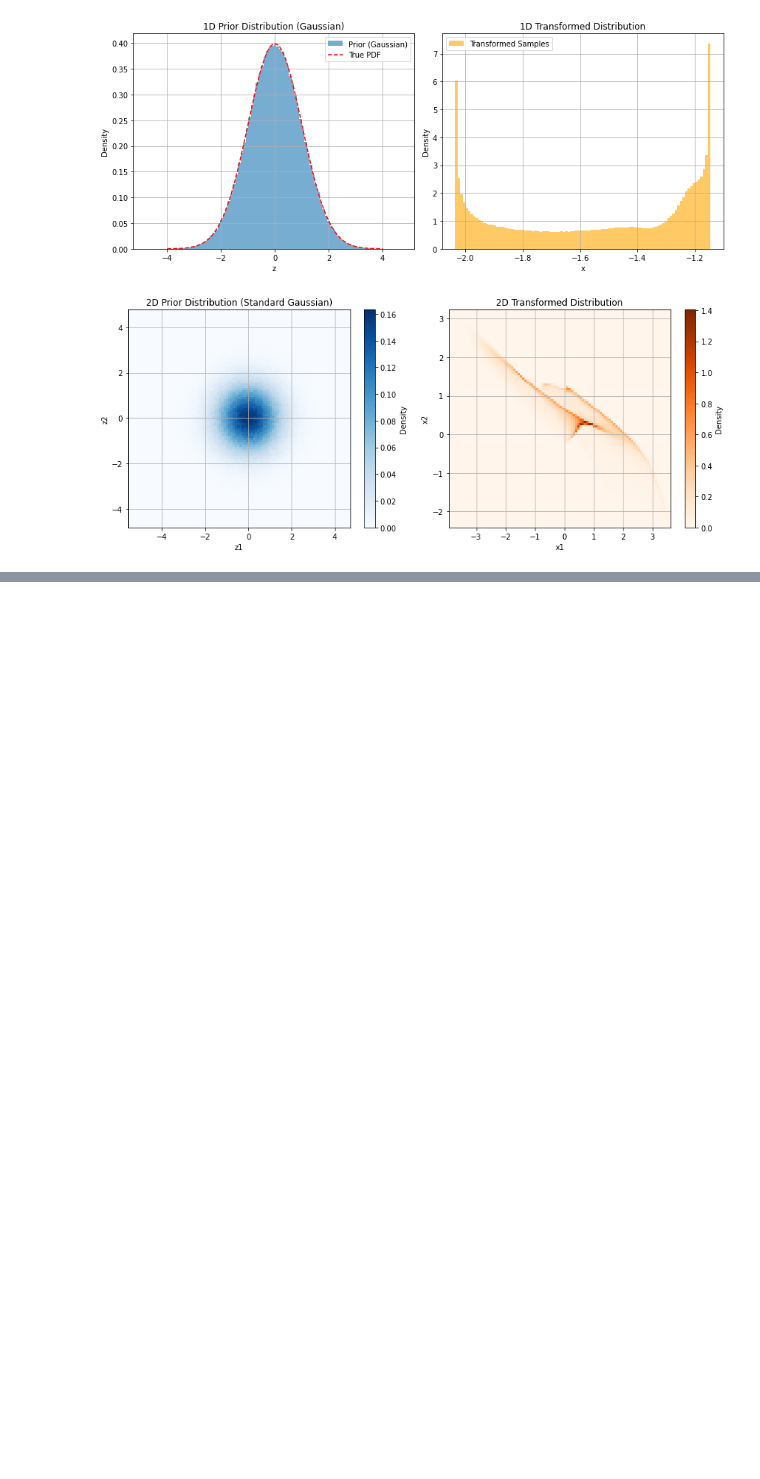
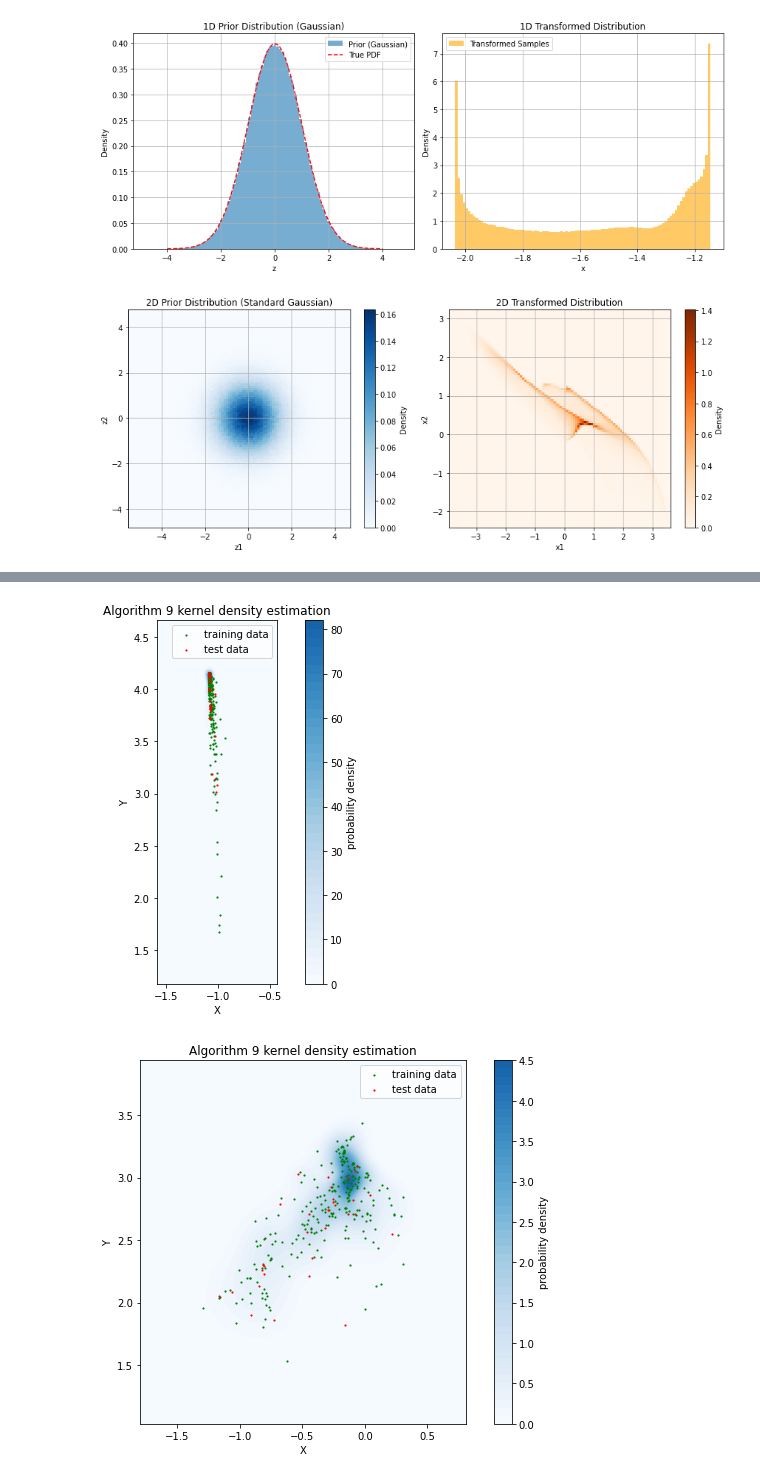
Before and after one commit to tig-foundation/automated-ai-innovator, a Jupyter notebook: run_linear_evolution_example.ipynb, the cells around one changed output, grey strips where cells are left out. Cells and saved outputs as stored; diff of their text form; code cells hidden in the pictures; blank space fills up the shorter version.

```diff
--- a/run_linear_evolution_example.ipynb
+++ b/run_linear_evolution_example.ipynb
@@ -33,0 +75,7 @@ model_names = [aa['id'] for aa in a['data']]
+# %%
+system_prompt = run_challenge_instance.build_system_prompt(
+    template.algorithm_prompt, template.feedback_prompt, template.first_algorithm)
+print(system_prompt)
+
+EvaluateAlgorithm, ConstructFeedback = src.utils.import_model_specific_symbols(
+    exp_name + '/template.py', ['EvaluateAlgorithm', 'ConstructFeedback'])
@@ -33,0 +100,7 @@ model_names = [aa['id'] for aa in a['data']]
+# %%
+api = src.llm.OpenAIAPI(provider="nanogpt")
+api.set_api_key(NANOGPT_APIKEY)
+
+model = src.llm.BaseLLM(LLM_name, LLM_temperature)
+model.set_api(api)
+model.set_system_prompt(system_prompt)
@@ -376,0 +361,25 @@ NameError: name 'std_dev' is not defined
+# %%
+for ind in range(8):
+
+    train_xs, test_xs, X, Y, log_prob_xy = plot_data[ind]
+    P = np.exp(log_prob_xy)
+
+    plt.figure(figsize=(8, 6))
+
+    plt.contourf(X, Y, P, vmax=P.max() * 1.25, levels=50, cmap="Blues")
+    plt.colorbar(label="probability density")
+
+    plt.scatter(train_xs[:, 0], train_xs[:, 1], marker='.', s=5, c='green', label='training data')
+    plt.scatter(test_xs[:, 0], test_xs[:, 1], marker='.', s=5, c='red', label='test data')
+
+    plt.title(f"Algorithm {algo_id} kernel density estimation")
+    plt.xlabel("X")
+    plt.ylabel("Y")
+    plt.gca().set_aspect('equal')
+
+    plt.legend()
+    plt.tight_layout()
+    plt.show()
+# %% [output]
+[figure, added]
+[figure, added]
```
Also changed, not shown: parts of 23 cells of this notebook, 3 other files.
